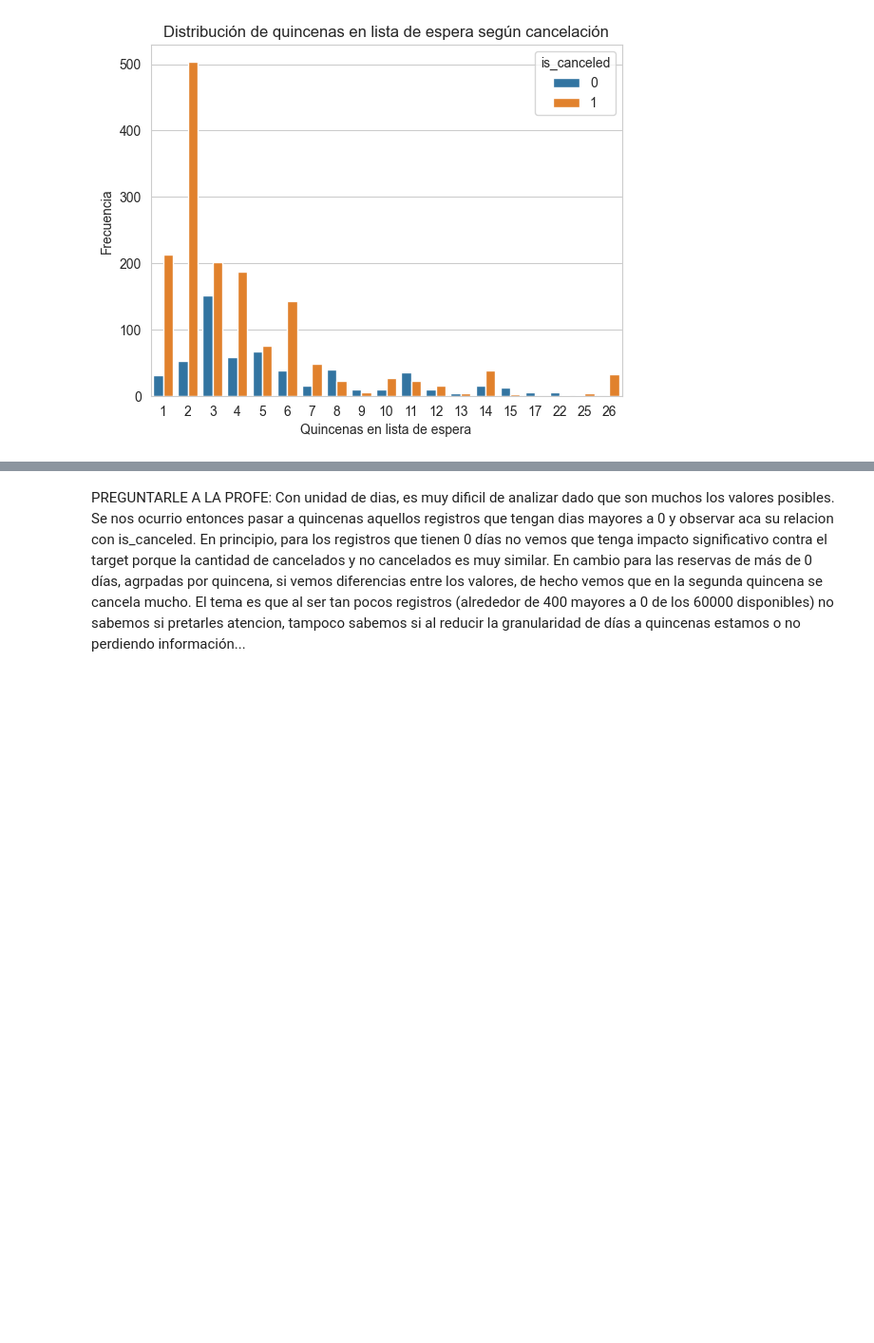
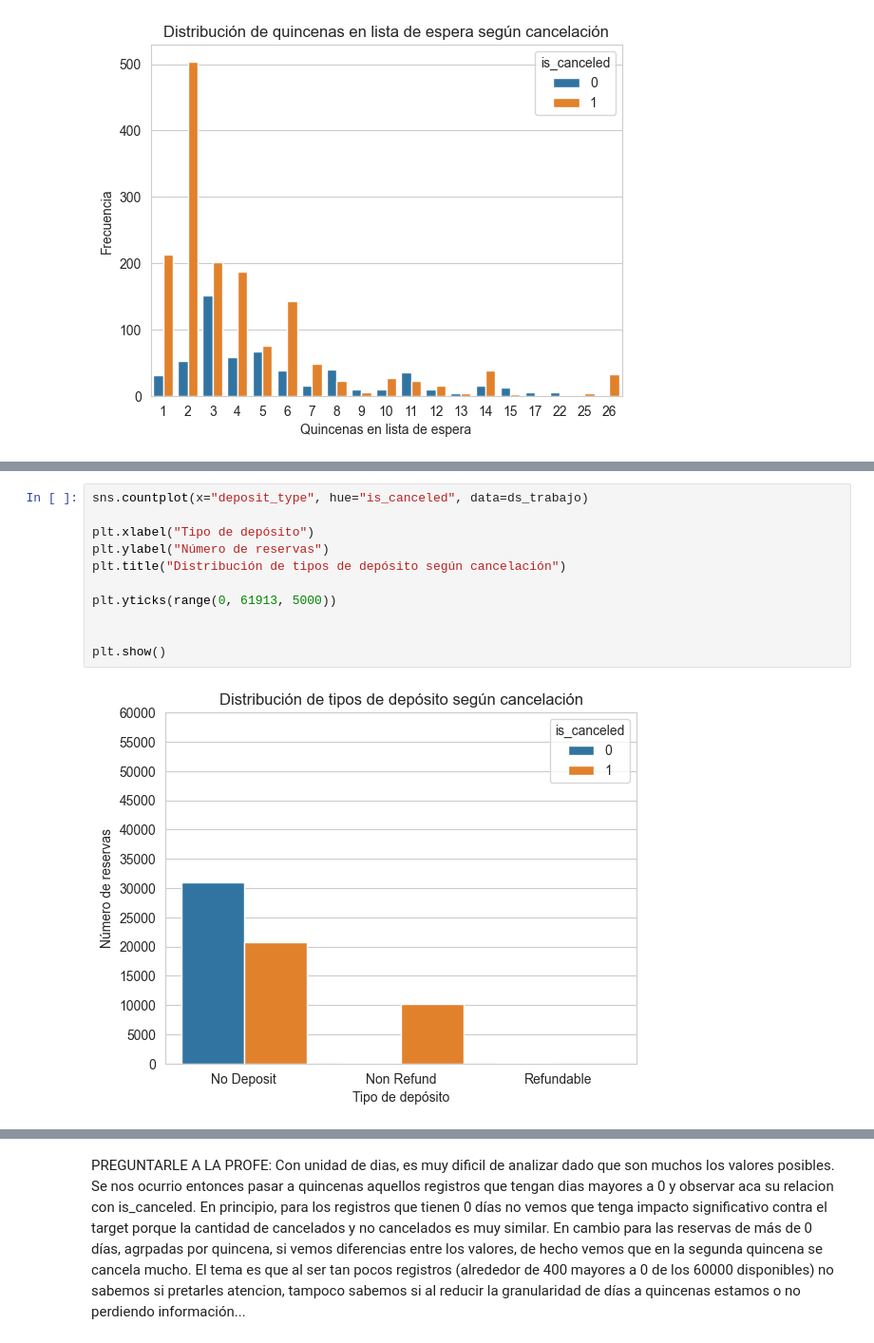
Before and after one commit to mrinkspot/Data-Science-and-Machine-Learning-Projects, a Jupyter notebook: notebook_tp.ipynb, the cells around one changed output, grey strips where cells are left out. Shown at 95% size. Cells and saved outputs as stored; diff of their text form; blank space fills up the shorter version.

```diff
--- a/notebook_tp.ipynb
+++ b/notebook_tp.ipynb
@@ -942,0 +960,13 @@ plt.show()
+# %%
+sns.countplot(x="deposit_type", hue="is_canceled", data=ds_trabajo)
+
+plt.xlabel("Tipo de depósito")
+plt.ylabel("Número de reservas")
+plt.title("Distribución de tipos de depósito según cancelación")
+
+plt.yticks(range(0, 61913, 5000))
+
+
+plt.show()
+# %% [output]
+[figure, added]
```
Also changed, not shown: parts of 31 cells of this notebook.
